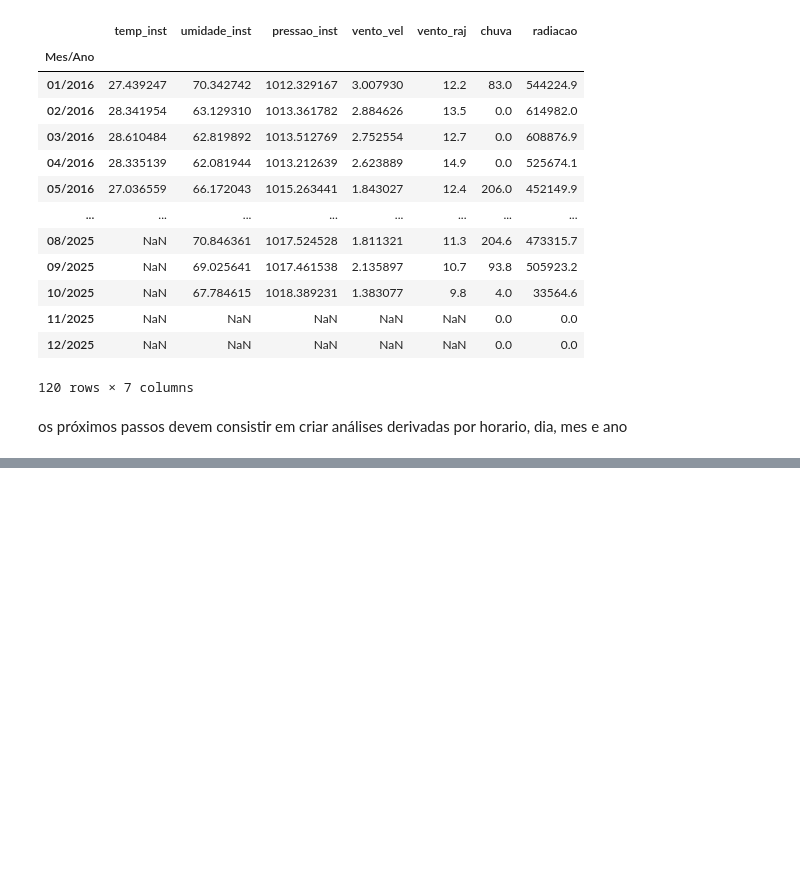
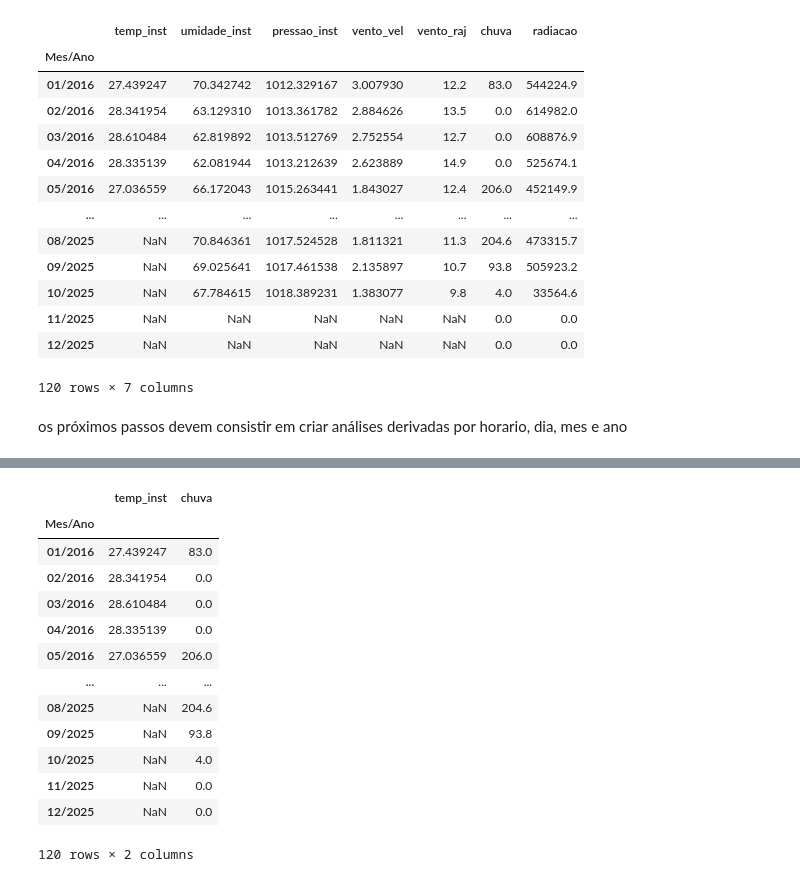
Before and after one commit to ladata-ufs/LAPIDADOS-V2, a Jupyter notebook: Estação Tupã/Grupo de Trabalho 1/francisco-almir/LAPIDADOS_V2.ipynb, the cells around one changed output, grey strips where cells are left out. Drawn from its saved outputs; the diff is of its cells as text; code cells hidden in the pictures; blank space fills up the shorter version.

```diff
--- a/Estação Tupã/Grupo de Trabalho 1/francisco-almir/LAPIDADOS_V2.ipynb
+++ b/Estação Tupã/Grupo de Trabalho 1/francisco-almir/LAPIDADOS_V2.ipynb
@@ -237,0 +310,37 @@ os próximos passos devem consistir em criar análises derivadas por horario, di
+# %%
+df_not_treated = df_historico[df_historico["ano"].isin([2022, 2023, 2025])].copy()
+
+df_complete = (
+    pd.concat([minimum_loss_df, medium_loss_df, df_not_treated])
+    .sort_values("timestamp")
+    .reset_index(drop=True)
+)
+
+df_mensal_2 = (df_complete
+            .set_index("timestamp")
+            .resample("1M")
+            .agg({
+                "temp_inst": "mean",
+                "chuva": "sum"
+            })
+)
+
+
+df_mensal_2.index = df_mensal_2.index.strftime('%m/%Y')
+df_mensal_2.index.name = 'Mes/Ano'
+df_mensal_2
+# %% [output]
+|  | temp_inst | chuva |
+| Mes/Ano |  |  |
+| 01/2016 | 27.439247 | 83.0 |
+| 02/2016 | 28.341954 | 0.0 |
+| 03/2016 | 28.610484 | 0.0 |
+| 04/2016 | 28.335139 | 0.0 |
+| 05/2016 | 27.036559 | 206.0 |
+| ... | ... | ... |
+| 08/2025 | NaN | 204.6 |
+| 09/2025 | NaN | 93.8 |
+| 10/2025 | NaN | 4.0 |
+| 11/2025 | NaN | 0.0 |
+| 12/2025 | NaN | 0.0 |
+120 rows × 2 columns
```
Also changed, not shown: parts of 12 cells of this notebook, 5 other files.
